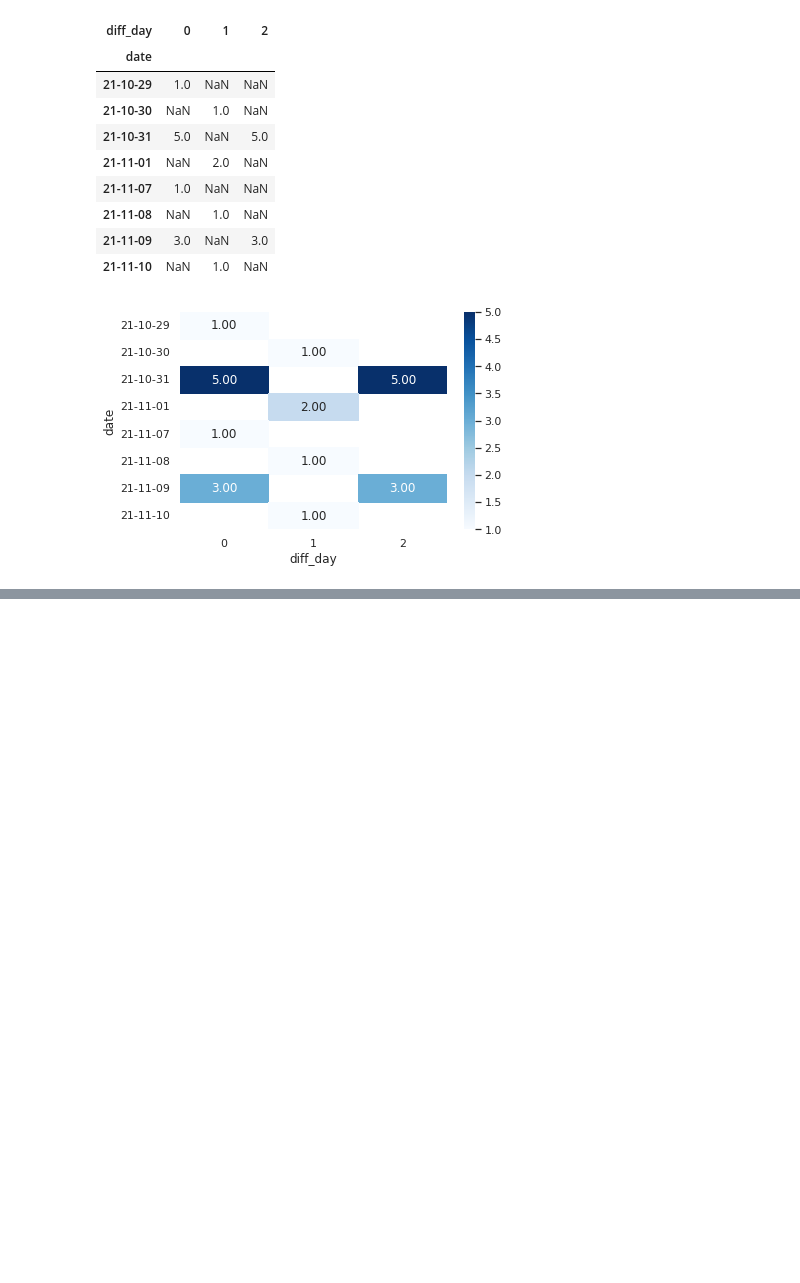
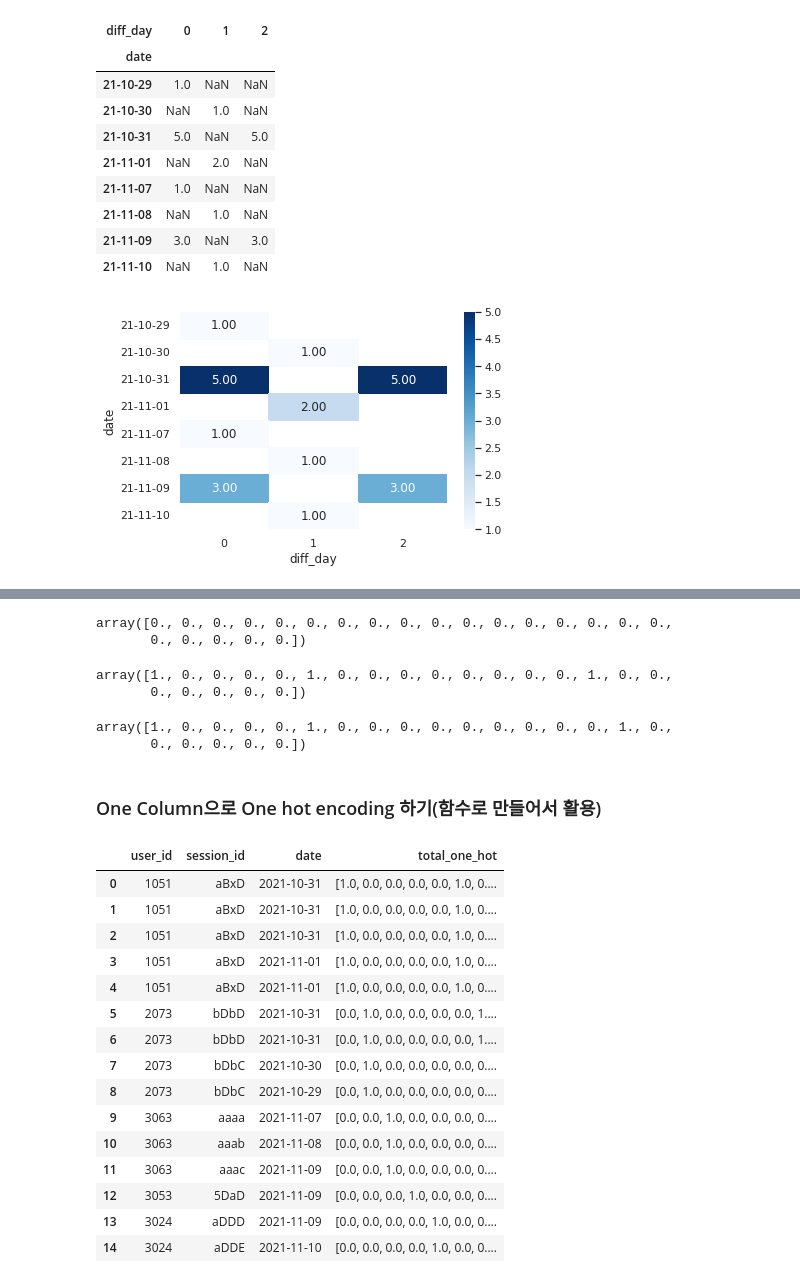
Before and after one commit to tkasod2/TIL, a Jupyter notebook: Basic code/시각화_및_pandas_default_정리.ipynb, the cells around one changed output, grey strips where cells are left out. Drawn from its saved outputs; the diff is of its cells as text; code cells hidden in the pictures; blank space fills up the shorter version.

Commit message:
손으로 하는 one hot encoding 추가

```diff
--- a/Basic code/시각화_및_pandas_default_정리.ipynb
+++ b/Basic code/시각화_및_pandas_default_정리.ipynb
@@ -222,0 +284,4 @@ g = sns.heatmap(vis_cohort, annot=True
+# %%
+df_temp = df.copy()
+df_temp['one_hot']= df_temp[df.columns].values.tolist()
+df_temp.head()
@@ -222,0 +295,70 @@ g = sns.heatmap(vis_cohort, annot=True
+# %%
+np.zeros(len(mapper))
+# %% [output]
+array([0., 0., 0., 0., 0., 0., 0., 0., 0., 0., 0., 0., 0., 0., 0., 0., 0.,
+       0., 0., 0., 0., 0.])
+# %%
+row = 0
+lst = []
+for i in df_temp['one_hot']:
+  temp_array = np.zeros(len(mapper))
+  num = 0
+  for j in i:
+    idx = mapper['col_'+ str(num) +'_value_' + j ] # value값에 맞는 index를 찾아보자
+    temp_array[idx] = 1 # 해당 index를 포함하므로 array에 0대신 1값을 넣어주자
+    num+=1
+  lst.append(temp_array)
+df_temp['one_hot_encoding'] = lst
+# %%
+df_temp['one_hot_encoding'][0]
+# %% [output]
+array([1., 0., 0., 0., 0., 1., 0., 0., 0., 0., 0., 0., 0., 0., 1., 0., 0.,
+       0., 0., 0., 0., 0.])
+# %%
+df_temp['one_hot_encoding'][3]
+# %% [output]
+array([1., 0., 0., 0., 0., 1., 0., 0., 0., 0., 0., 0., 0., 0., 0., 1., 0.,
+       0., 0., 0., 0., 0.])
+# %% [markdown]
+### One Column으로 One hot encoding 하기(함수로 만들어서 활용)
+# %%
+
+def map_one_hot(df, column_names, result_column_name):
+    mapper = {}
+    for i, col_name in enumerate(column_names):
+        for val in df[col_name].unique():
+            mapper['col_'+ str(i) + '_val_' + val] = len(mapper) # column, value에 따라서 각각 하나의 값으로 매칭
+
+    def one_hot(values):
+        v = np.zeros( len(mapper) )
+        for i, val in enumerate(values):
+            mapped_val_index = mapper['col_' + str(i) + '_val_' + val]
+            v[mapped_val_index] = 1
+        return v
+
+    df_ext = df.copy()
+    df_ext[result_column_name] = df_ext[column_names].values.tolist() # --------★ column value값을 묶어 array형태가 되면, column값으로 넣어줄 수 없으므로 list화 시켜서 value값을 넣어주는 스킬
+    df_ext[result_column_name] = df_ext[result_column_name].map(one_hot) # --------★ map 함수로 넣어주는게 포인트
+
+    return df_ext, mapper
+# %%
+df_oh, df_oh_mapper= map_one_hot(df,['user_id','session_id','date'],'total_one_hot')
+# %%
+df_oh
+# %% [output]
+|  | user_id | session_id | date | total_one_hot |
+| 0 | 1051 | aBxD | 2021-10-31 | [1.0, 0.0, 0.0, 0.0, 0.0, 1.0, 0.... |
+| 1 | 1051 | aBxD | 2021-10-31 | [1.0, 0.0, 0.0, 0.0, 0.0, 1.0, 0.... |
+| 2 | 1051 | aBxD | 2021-10-31 | [1.0, 0.0, 0.0, 0.0, 0.0, 1.0, 0.... |
+| 3 | 1051 | aBxD | 2021-11-01 | [1.0, 0.0, 0.0, 0.0, 0.0, 1.0, 0.... |
+| 4 | 1051 | aBxD | 2021-11-01 | [1.0, 0.0, 0.0, 0.0, 0.0, 1.0, 0.... |
+| 5 | 2073 | bDbD | 2021-10-31 | [0.0, 1.0, 0.0, 0.0, 0.0, 0.0, 1.... |
+| 6 | 2073 | bDbD | 2021-10-31 | [0.0, 1.0, 0.0, 0.0, 0.0, 0.0, 1.... |
+| 7 | 2073 | bDbC | 2021-10-30 | [0.0, 1.0, 0.0, 0.0, 0.0, 0.0, 0.... |
+| 8 | 2073 | bDbC | 2021-10-29 | [0.0, 1.0, 0.0, 0.0, 0.0, 0.0, 0.... |
+| 9 | 3063 | aaaa | 2021-11-07 | [0.0, 0.0, 1.0, 0.0, 0.0, 0.0, 0.... |
+| 10 | 3063 | aaab | 2021-11-08 | [0.0, 0.0, 1.0, 0.0, 0.0, 0.0, 0.... |
+| 11 | 3063 | aaac | 2021-11-09 | [0.0, 0.0, 1.0, 0.0, 0.0, 0.0, 0.... |
+| 12 | 3053 | 5DaD | 2021-11-09 | [0.0, 0.0, 0.0, 1.0, 0.0, 0.0, 0.... |
+| 13 | 3024 | aDDD | 2021-11-09 | [0.0, 0.0, 0.0, 0.0, 1.0, 0.0, 0.... |
+| 14 | 3024 | aDDE | 2021-11-10 | [0.0, 0.0, 0.0, 0.0, 1.0, 0.0, 0.... |
```
Also changed, not shown: parts of 9 cells of this notebook.
